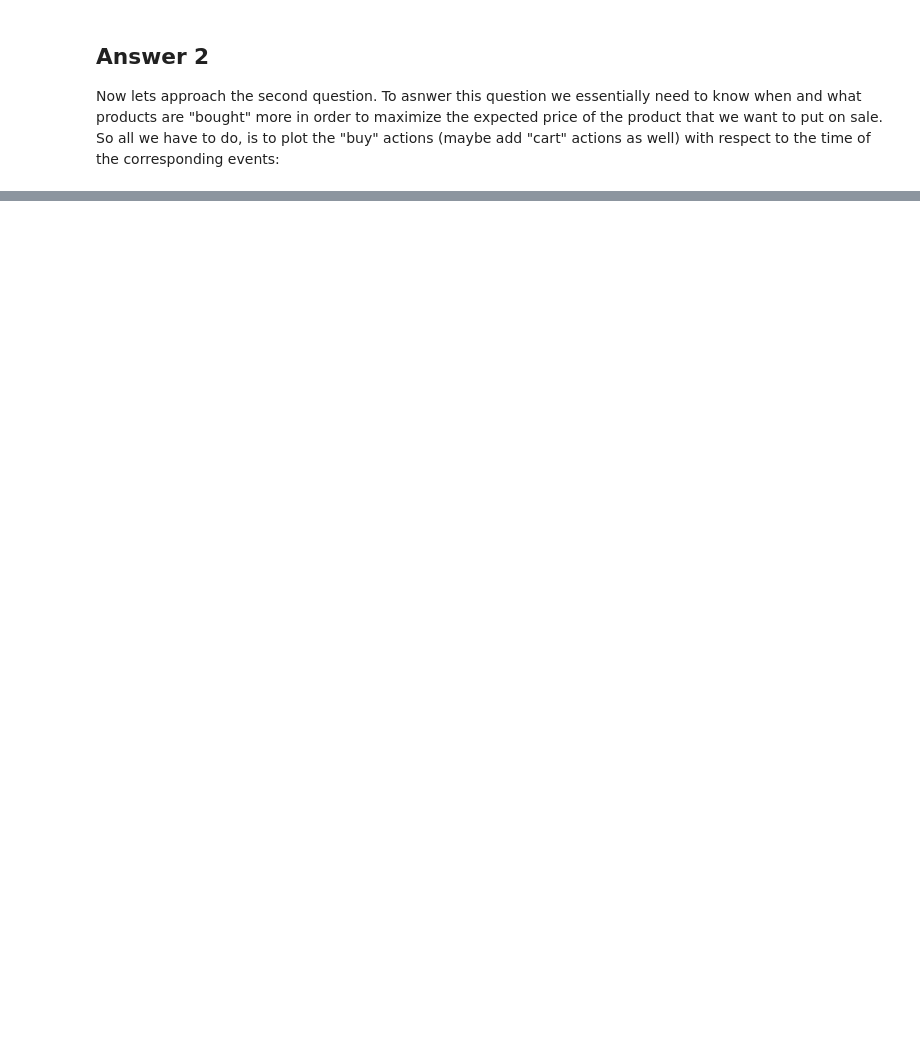
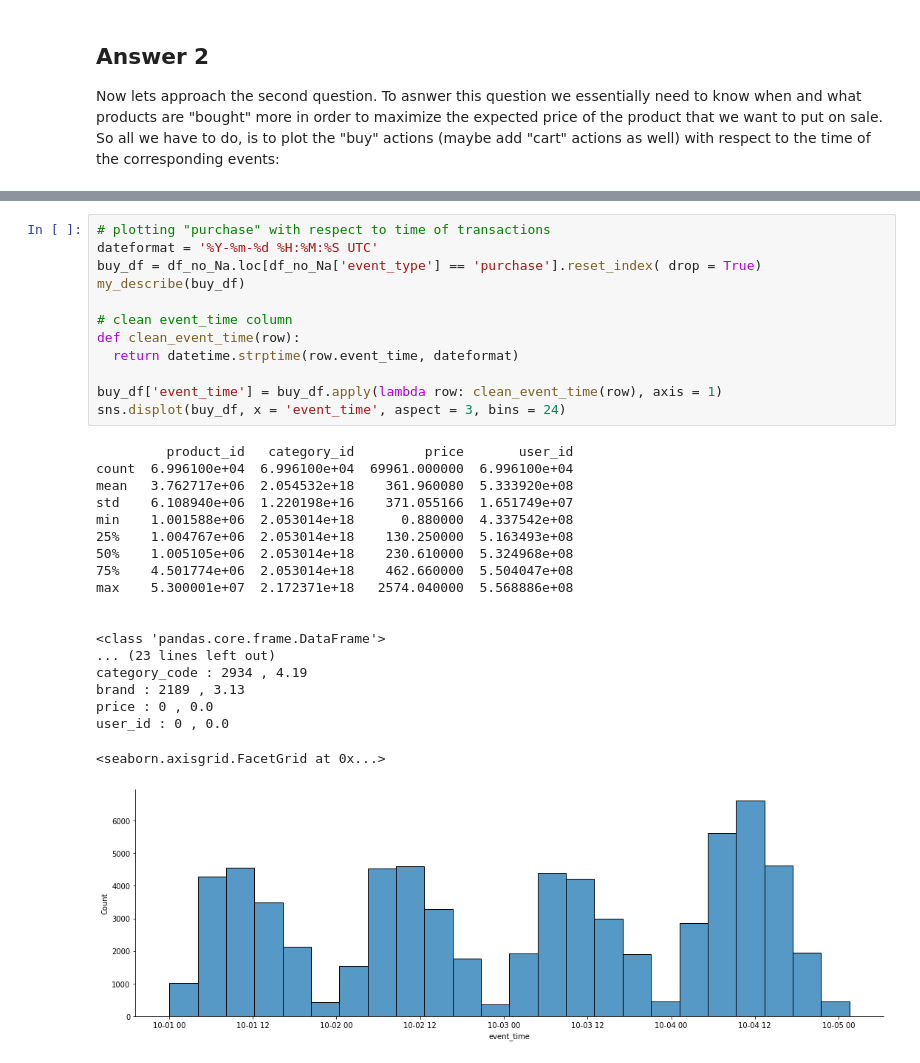
Before and after one commit to Dana-Afazeli/Yektanet-Data-science, a Jupyter notebook: Yektanet_Task1.ipynb, the cells around one changed output, grey strips where cells are left out. Drawn from its saved outputs; the diff is of its cells as text; blank space fills up the shorter version.

```diff
--- a/Yektanet_Task1.ipynb
+++ b/Yektanet_Task1.ipynb
@@ -167,0 +149,32 @@ Name: event_time, Length: 69961, dtype: object
+# %%
+# plotting "purchase" with respect to time of transactions
+dateformat = '%Y-%m-%d %H:%M:%S UTC'
+buy_df = df_no_Na.loc[df_no_Na['event_type'] == 'purchase'].reset_index( drop = True)
+my_describe(buy_df)
+
+# clean event_time column
+def clean_event_time(row):
+  return datetime.strptime(row.event_time, dateformat)
+
+buy_df['event_time'] = buy_df.apply(lambda row: clean_event_time(row), axis = 1)
+sns.displot(buy_df, x = 'event_time', aspect = 3, bins = 24)
+# %% [output]
+         product_id   category_id         price       user_id
+count  6.996100e+04  6.996100e+04  69961.000000  6.996100e+04
+mean   3.762717e+06  2.054532e+18    361.960080  5.333920e+08
+std    6.108940e+06  1.220198e+16    371.055166  1.651749e+07
+min    1.001588e+06  2.053014e+18      0.880000  4.337542e+08
+25%    1.004767e+06  2.053014e+18    130.250000  5.163493e+08
+50%    1.005105e+06  2.053014e+18    230.610000  5.324968e+08
+75%    4.501774e+06  2.053014e+18    462.660000  5.504047e+08
+max    5.300001e+07  2.172371e+18   2574.040000  5.568886e+08
+
+
+<class 'pandas.core.frame.DataFrame'>
+... (23 lines left out)
+category_code : 2934 , 4.19
+brand : 2189 , 3.13
+price : 0 , 0.0
+user_id : 0 , 0.0
+<seaborn.axisgrid.FacetGrid at 0x...>
+[figure, added]
```
Also changed, not shown: parts of 11 cells of this notebook.
